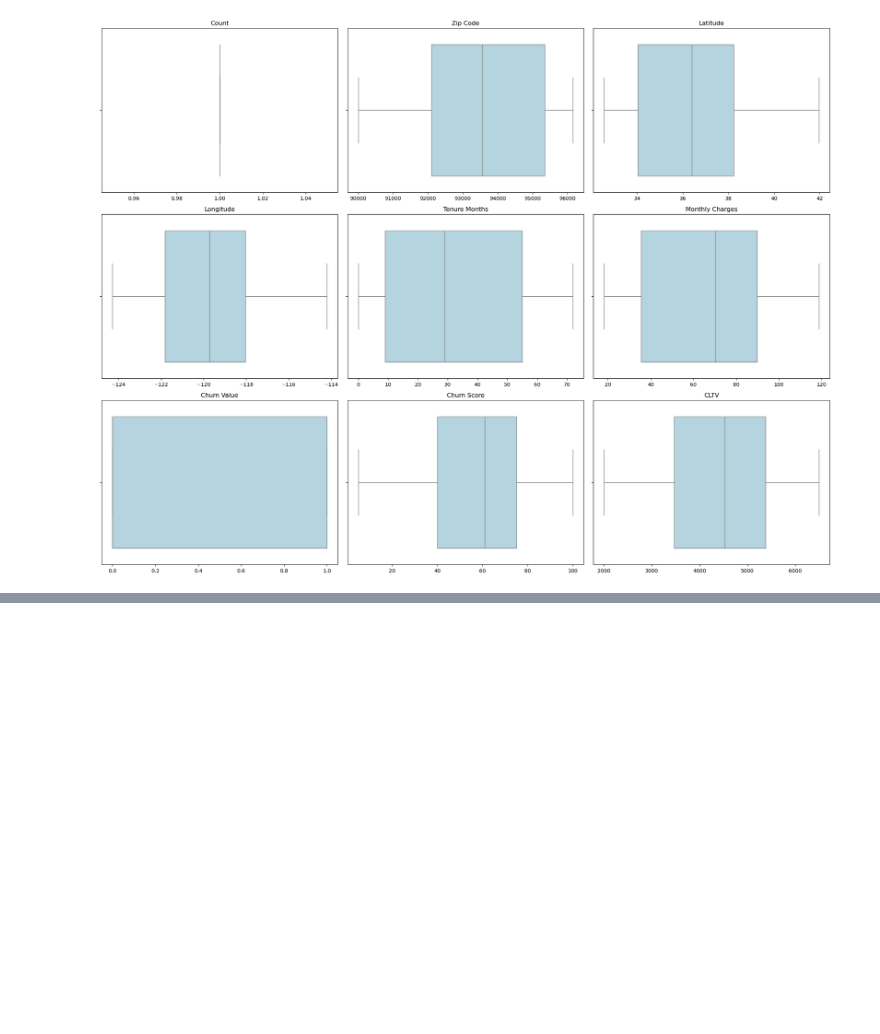
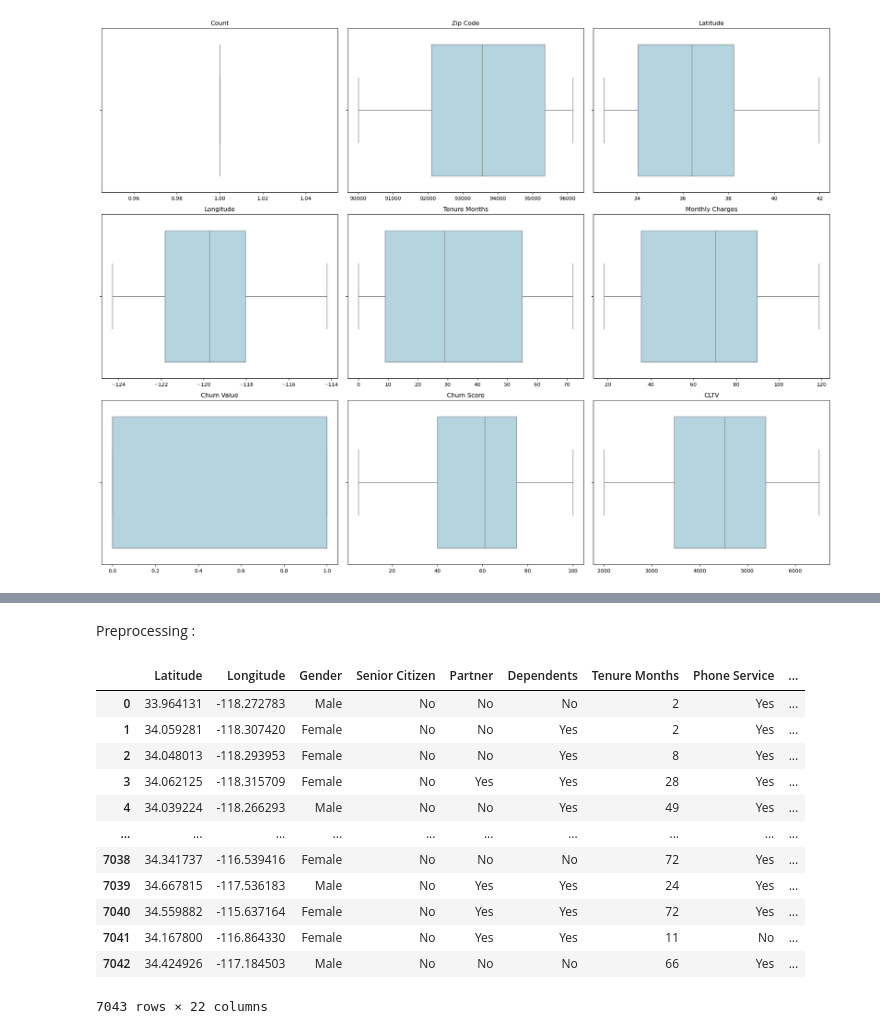
Before and after one commit to ameennasaireh10-hash/customer-churn-prediction, a Jupyter notebook: Customer Churn project.ipynb, the cells around one changed output, grey strips where cells are left out. Saved outputs shown, nothing was run; the diff lists cells and outputs as text; code cells hidden in the pictures; blank space fills up the shorter version.

Commit message:
Cleaning & Preprocessing -2

```diff
--- a/Customer Churn project.ipynb
+++ b/Customer Churn project.ipynb
@@ -156,0 +221,21 @@ check_outliers(df)
+# %% [markdown]
+Preprocessing :
+# %%
+num_cols = df.select_dtypes(include=["int64" , "float64"]).columns.tolist()
+num_cols.remove(target)
+
+df
+# %% [output]
+|  | Latitude | Longitude | Gender | Senior Citizen | Partner | Dependents | Tenure Months | Phone Service | ... |
+| 0 | 33.964131 | -118.272783 | Male | No | No | No | 2 | Yes | ... |
+| 1 | 34.059281 | -118.307420 | Female | No | No | Yes | 2 | Yes | ... |
+| 2 | 34.048013 | -118.293953 | Female | No | No | Yes | 8 | Yes | ... |
+| 3 | 34.062125 | -118.315709 | Female | No | Yes | Yes | 28 | Yes | ... |
+| 4 | 34.039224 | -118.266293 | Male | No | No | Yes | 49 | Yes | ... |
+| ... | ... | ... | ... | ... | ... | ... | ... | ... | ... |
+| 7038 | 34.341737 | -116.539416 | Female | No | No | No | 72 | Yes | ... |
+| 7039 | 34.667815 | -117.536183 | Male | No | Yes | Yes | 24 | Yes | ... |
+| 7040 | 34.559882 | -115.637164 | Female | No | Yes | Yes | 72 | Yes | ... |
+| 7041 | 34.167800 | -116.864330 | Female | No | Yes | Yes | 11 | No | ... |
+| 7042 | 34.424926 | -117.184503 | Male | No | No | No | 66 | Yes | ... |
+7043 rows × 22 columns
```
Also changed, not shown: parts of 10 cells of this notebook.
